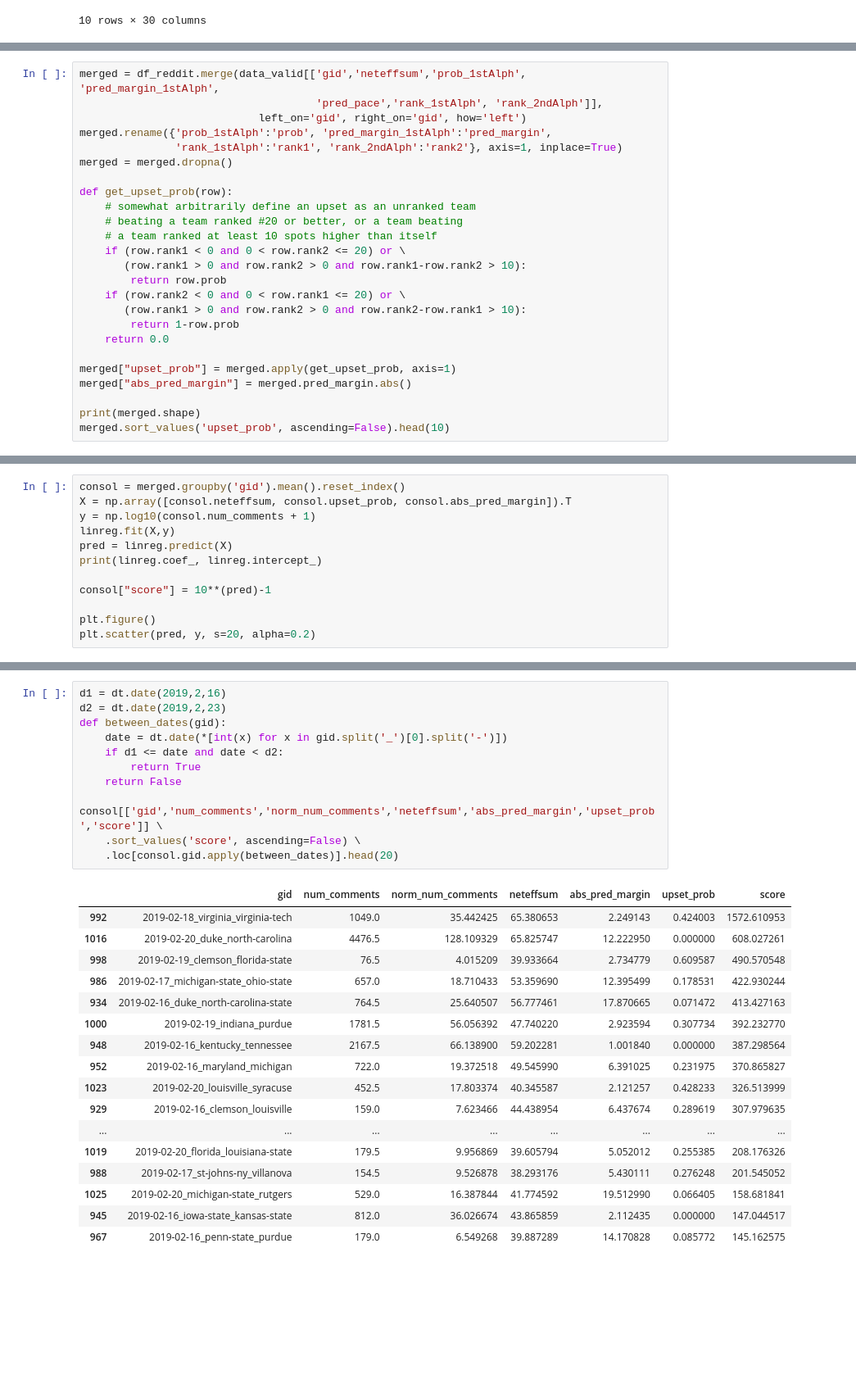
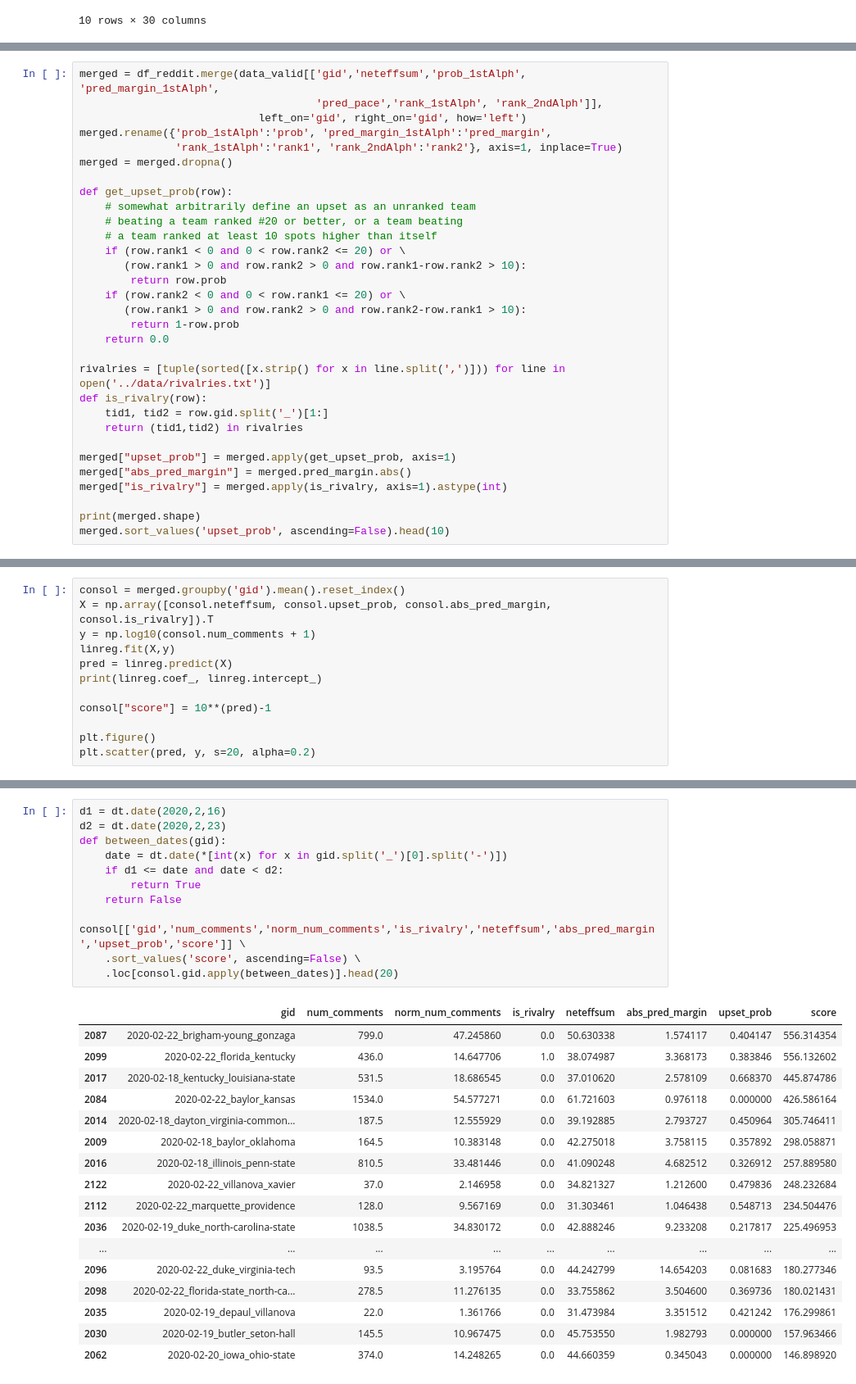
Before and after one commit to bjmarsh/WatchCBB, a Jupyter notebook: notebooks/reddit_model_train.ipynb, the cells around one changed output, grey strips where cells are left out. Shown at 82% size. Saved outputs shown, nothing was run; the diff lists cells and outputs as text; blank space fills up the shorter version.

```diff
--- a/notebooks/reddit_model_train.ipynb
+++ b/notebooks/reddit_model_train.ipynb
@@ -341,8 +341,14 @@ def get_upset_prob(row):
         return 1-row.prob
     return 0.0
 
+rivalries = [tuple(sorted([x.strip() for x in line.split(',')])) for line in open('../data/rivalries.txt')]
+def is_rivalry(row):
+    tid1, tid2 = row.gid.split('_')[1:]
+    return (tid1,tid2) in rivalries
+
 merged["upset_prob"] = merged.apply(get_upset_prob, axis=1)
 merged["abs_pred_margin"] = merged.pred_margin.abs()
+merged["is_rivalry"] = merged.apply(is_rivalry, axis=1).astype(int)
 
 print(merged.shape)
 merged.sort_values('upset_prob', ascending=False).head(10)
@@ -391,6 +399,6 @@ merged.groupby('gid').mean().reset_index()
 # %%
 consol = merged.groupby('gid').mean().reset_index()
-X = np.array([consol.neteffsum, consol.upset_prob, consol.abs_pred_margin]).T
+X = np.array([consol.neteffsum, consol.upset_prob, consol.abs_pred_margin, consol.is_rivalry]).T
 y = np.log10(consol.num_comments + 1)
 linreg.fit(X,y)
 pred = linreg.predict(X)
@@ -407,30 +415,30 @@ plt.scatter(pred, y, s=20, alpha=0.2)
 # %%
-d1 = dt.date(2019,2,16)
-d2 = dt.date(2019,2,23)
+d1 = dt.date(2020,2,16)
+d2 = dt.date(2020,2,23)
 def between_dates(gid):
     date = dt.date(*[int(x) for x in gid.split('_')[0].split('-')])
     if d1 <= date and date < d2:
         return True
     return False
 
-consol[['gid','num_comments','norm_num_comments','neteffsum','abs_pred_margin','upset_prob','score']] \
+consol[['gid','num_comments','norm_num_comments','is_rivalry','neteffsum','abs_pred_margin','upset_prob','score']] \
     .sort_values('score', ascending=False) \
     .loc[consol.gid.apply(between_dates)].head(20)
 # %% [output]
-|  | gid | num_comments | norm_num_comments | neteffsum | abs_pred_margin | upset_prob | score |
-| 992 | 2019-02-18_virginia_virginia-tech | 1049.0 | 35.442425 | 65.380653 | 2.249143 | 0.424003 | 1572.610953 |
-| 1016 | 2019-02-20_duke_north-carolina | 4476.5 | 128.109329 | 65.825747 | 12.222950 | 0.000000 | 608.027261 |
-| 998 | 2019-02-19_clemson_florida-state | 76.5 | 4.015209 | 39.933664 | 2.734779 | 0.609587 | 490.570548 |
-| 986 | 2019-02-17_michigan-state_ohio-state | 657.0 | 18.710433 | 53.359690 | 12.395499 | 0.178531 | 422.930244 |
-| 934 | 2019-02-16_duke_north-carolina-state | 764.5 | 25.640507 | 56.777461 | 17.870665 | 0.071472 | 413.427163 |
-| 1000 | 2019-02-19_indiana_purdue | 1781.5 | 56.056392 | 47.740220 | 2.923594 | 0.307734 | 392.232770 |
-| 948 | 2019-02-16_kentucky_tennessee | 2167.5 | 66.138900 | 59.202281 | 1.001840 | 0.000000 | 387.298564 |
-| 952 | 2019-02-16_maryland_michigan | 722.0 | 19.372518 | 49.545990 | 6.391025 | 0.231975 | 370.865827 |
-| 1023 | 2019-02-20_louisville_syracuse | 452.5 | 17.803374 | 40.345587 | 2.121257 | 0.428233 | 326.513999 |
-| 929 | 2019-02-16_clemson_louisville | 159.0 | 7.623466 | 44.438954 | 6.437674 | 0.289619 | 307.979635 |
-| ... | ... | ... | ... | ... | ... | ... | ... |
-| 1019 | 2019-02-20_florida_louisiana-state | 179.5 | 9.956869 | 39.605794 | 5.052012 | 0.255385 | 208.176326 |
-| 988 | 2019-02-17_st-johns-ny_villanova | 154.5 | 9.526878 | 38.293176 | 5.430111 | 0.276248 | 201.545052 |
-| 1025 | 2019-02-20_michigan-state_rutgers | 529.0 | 16.387844 | 41.774592 | 19.512990 | 0.066405 | 158.681841 |
-| 945 | 2019-02-16_iowa-state_kansas-state | 812.0 | 36.026674 | 43.865859 | 2.112435 | 0.000000 | 147.044517 |
-| 967 | 2019-02-16_penn-state_purdue | 179.0 | 6.549268 | 39.887289 | 14.170828 | 0.085772 | 145.162575 |
+|  | gid | num_comments | norm_num_comments | is_rivalry | neteffsum | abs_pred_margin | upset_prob | score |
+| 2087 | 2020-02-22_brigham-young_gonzaga | 799.0 | 47.245860 | 0.0 | 50.630338 | 1.574117 | 0.404147 | 556.314354 |
+| 2099 | 2020-02-22_florida_kentucky | 436.0 | 14.647706 | 1.0 | 38.074987 | 3.368173 | 0.383846 | 556.132602 |
+| 2017 | 2020-02-18_kentucky_louisiana-state | 531.5 | 18.686545 | 0.0 | 37.010620 | 2.578109 | 0.668370 | 445.874786 |
+| 2084 | 2020-02-22_baylor_kansas | 1534.0 | 54.577271 | 0.0 | 61.721603 | 0.976118 | 0.000000 | 426.586164 |
+| 2014 | 2020-02-18_dayton_virginia-common... | 187.5 | 12.555929 | 0.0 | 39.192885 | 2.793727 | 0.450964 | 305.746411 |
+| 2009 | 2020-02-18_baylor_oklahoma | 164.5 | 10.383148 | 0.0 | 42.275018 | 3.758115 | 0.357892 | 298.058871 |
+| 2016 | 2020-02-18_illinois_penn-state | 810.5 | 33.481446 | 0.0 | 41.090248 | 4.682512 | 0.326912 | 257.889580 |
+| 2122 | 2020-02-22_villanova_xavier | 37.0 | 2.146958 | 0.0 | 34.821327 | 1.212600 | 0.479836 | 248.232684 |
+| 2112 | 2020-02-22_marquette_providence | 128.0 | 9.567169 | 0.0 | 31.303461 | 1.046438 | 0.548713 | 234.504476 |
+| 2036 | 2020-02-19_duke_north-carolina-state | 1038.5 | 34.830172 | 0.0 | 42.888246 | 9.233208 | 0.217817 | 225.496953 |
+| ... | ... | ... | ... | ... | ... | ... | ... | ... |
+| 2096 | 2020-02-22_duke_virginia-tech | 93.5 | 3.195764 | 0.0 | 44.242799 | 14.654203 | 0.081683 | 180.277346 |
+| 2098 | 2020-02-22_florida-state_north-ca... | 278.5 | 11.276135 | 0.0 | 33.755862 | 3.504600 | 0.369736 | 180.021431 |
+| 2035 | 2020-02-19_depaul_villanova | 22.0 | 1.361766 | 0.0 | 31.473984 | 3.351512 | 0.421242 | 176.299861 |
+| 2030 | 2020-02-19_butler_seton-hall | 145.5 | 10.967475 | 0.0 | 45.753550 | 1.982793 | 0.000000 | 157.963466 |
+| 2062 | 2020-02-20_iowa_ohio-state | 374.0 | 14.248265 | 0.0 | 44.660359 | 0.345043 | 0.000000 | 146.898920 |
```
Also changed, not shown: parts of 3 cells of this notebook, 2 other files.
